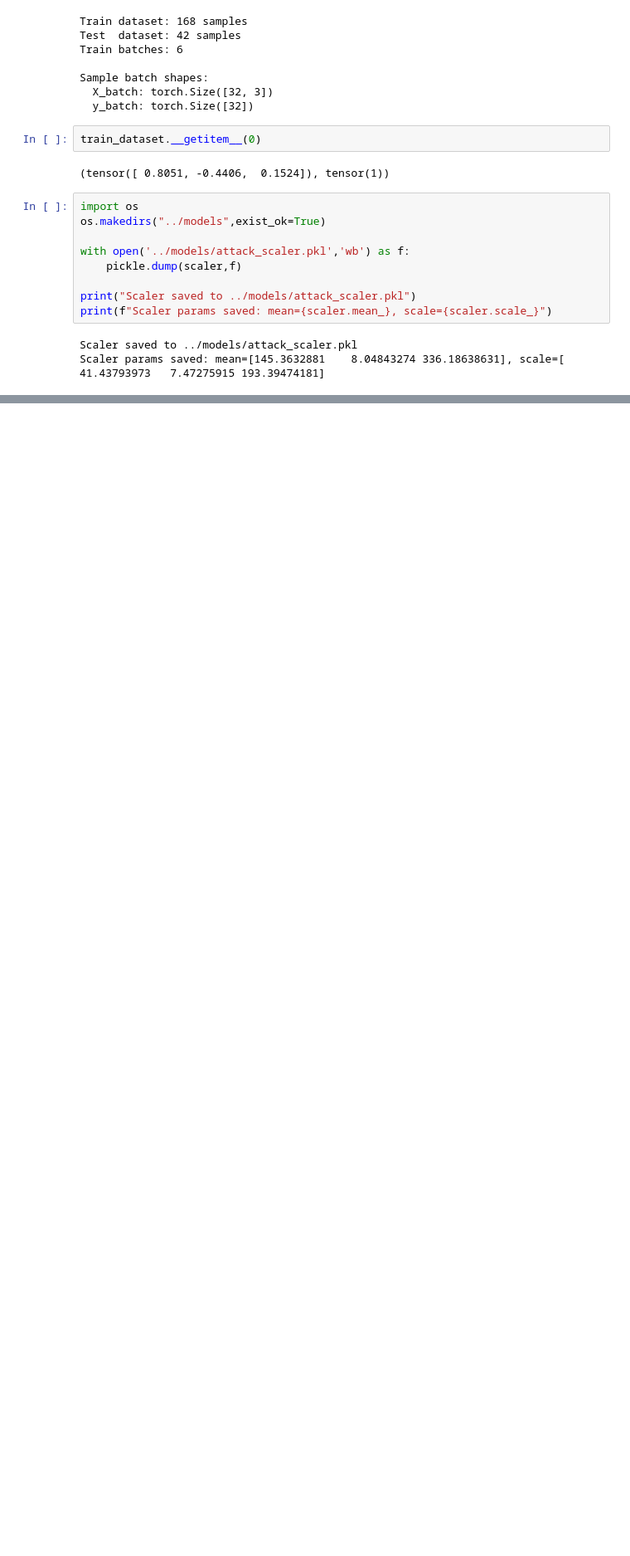
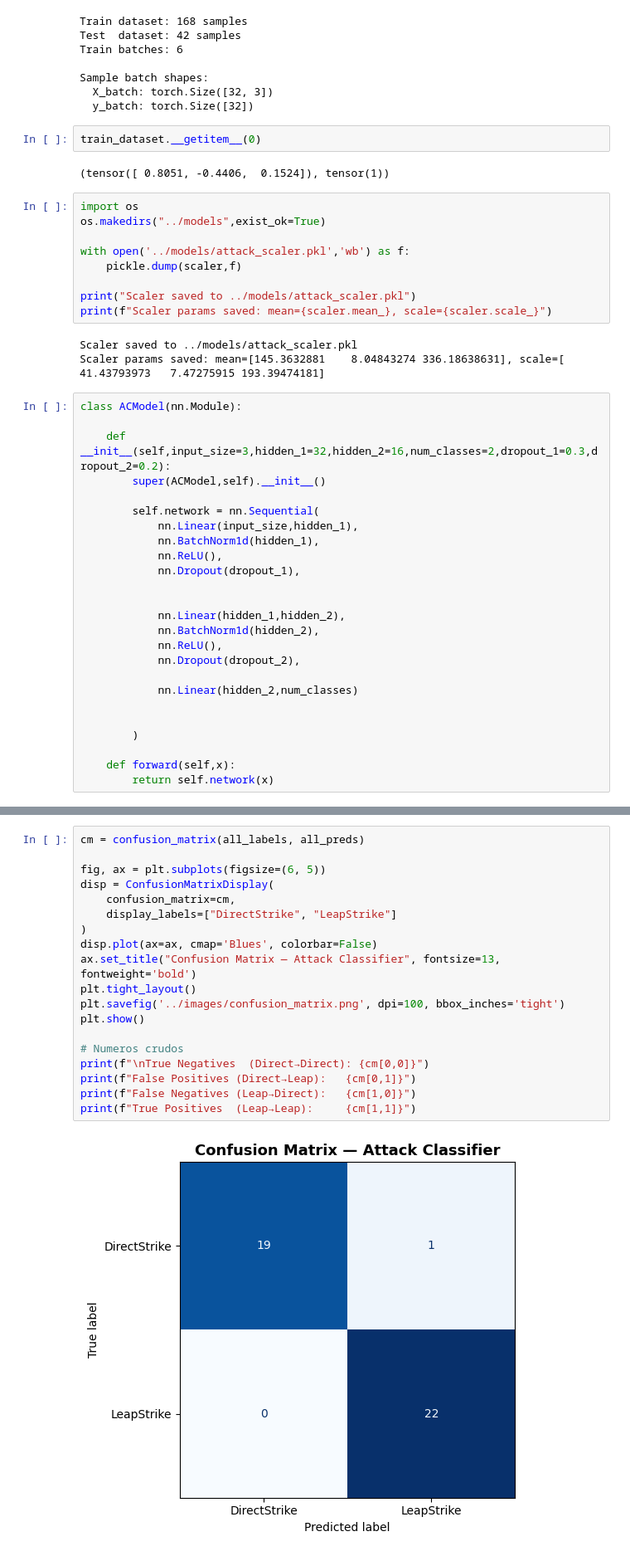
Before and after one commit to saul-gasca/foreshadow-ml, a Jupyter notebook: notebooks/02_attack_classifier.ipynb, the cells around one changed output, grey strips where cells are left out. Shown at 83% size. Cells and saved outputs as stored; diff of their text form; blank space fills up the shorter version.

Commit message:
feat: attack classifier MLP - training, evaluation and TorchScript export

```diff
--- a/notebooks/02_attack_classifier.ipynb
+++ b/notebooks/02_attack_classifier.ipynb
@@ -166,3 +166,28 @@ print(f"Scaler params saved: mean={scaler.mean_}, scale={scaler.scale_}")
 # %% [output]
 Scaler saved to ../models/attack_scaler.pkl
 Scaler params saved: mean=[145.3632881    8.04843274 336.18638631], scale=[ 41.43793973   7.47275915 193.39474181]
+# %%
+class ACModel(nn.Module):
+
+    def __init__(self,input_size=3,hidden_1=32,hidden_2=16,num_classes=2,dropout_1=0.3,dropout_2=0.2):
+        super(ACModel,self).__init__()
+
+        self.network = nn.Sequential(
+            nn.Linear(input_size,hidden_1),
+            nn.BatchNorm1d(hidden_1),
+            nn.ReLU(),
+            nn.Dropout(dropout_1),
+
+
+            nn.Linear(hidden_1,hidden_2),
+            nn.BatchNorm1d(hidden_2),
+            nn.ReLU(),
+            nn.Dropout(dropout_2),
+
+            nn.Linear(hidden_2,num_classes)
+
+
+        )
+
+    def forward(self,x):
+        return self.network(x)
@@ -168,0 +504,21 @@ Scaler params saved: mean=[145.3632881    8.04843274 336.18638631], scale=[ 41.4
+# %%
+cm = confusion_matrix(all_labels, all_preds)
+
+fig, ax = plt.subplots(figsize=(6, 5))
+disp = ConfusionMatrixDisplay(
+    confusion_matrix=cm,
+    display_labels=["DirectStrike", "LeapStrike"]
+)
+disp.plot(ax=ax, cmap='Blues', colorbar=False)
+ax.set_title("Confusion Matrix — Attack Classifier", fontsize=13, fontweight='bold')
+plt.tight_layout()
+plt.savefig('../images/confusion_matrix.png', dpi=100, bbox_inches='tight')
+plt.show()
+
+# Numeros crudos
+print(f"\nTrue Negatives  (Direct→Direct): {cm[0,0]}")
+print(f"False Positives (Direct→Leap):   {cm[0,1]}")
+print(f"False Negatives (Leap→Direct):   {cm[1,0]}")
+print(f"True Positives  (Leap→Leap):     {cm[1,1]}")
+# %% [output]
+[figure, added]
```
Also changed, not shown: parts of 12 cells of this notebook, 3 other files.
